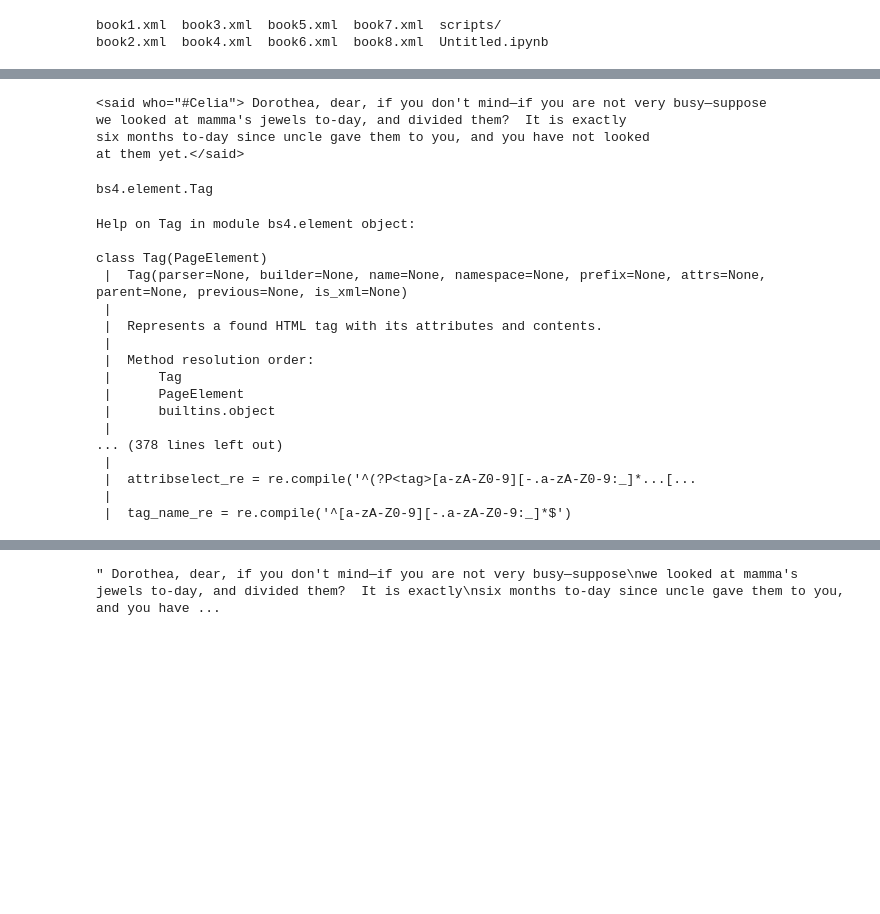
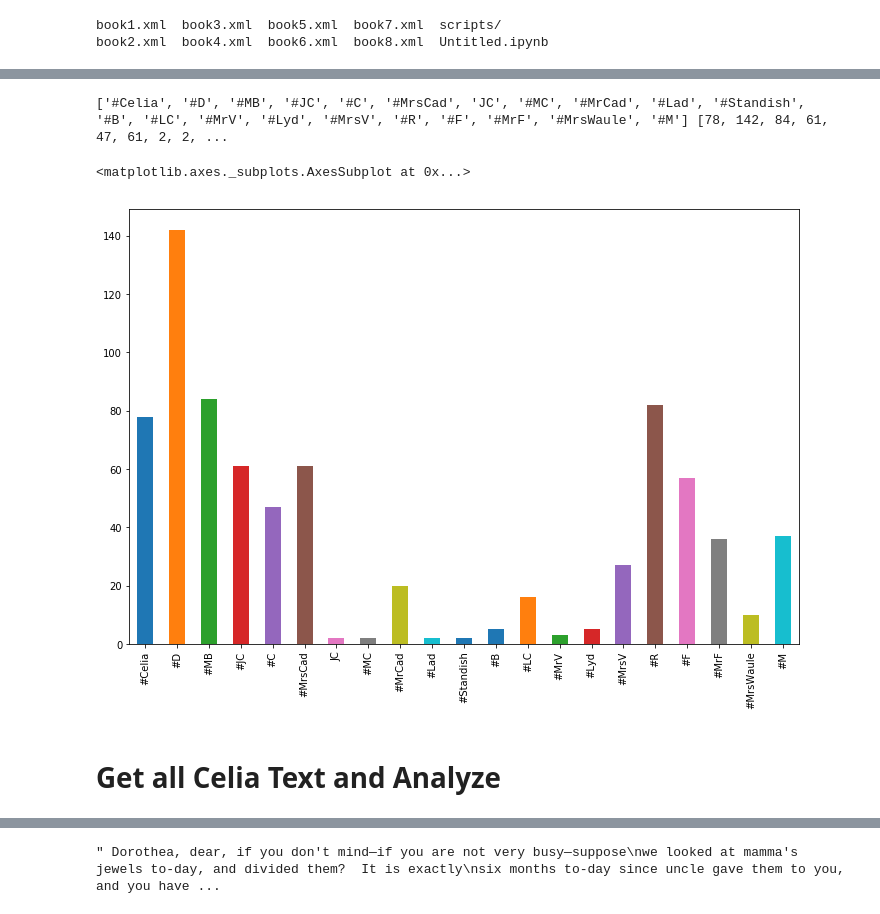
Before and after one commit to open-editions/corpus-eliot-middlemarch-tei, a Jupyter notebook: analysis/middlemarch-parsing.ipynb, the cells around one changed output, grey strips where cells are left out. Saved outputs shown, nothing was run; the diff lists cells and outputs as text; code cells hidden in the pictures; blank space fills up the shorter version.

```diff
--- a/analysis/middlemarch-parsing.ipynb
+++ b/analysis/middlemarch-parsing.ipynb
@@ -13,0 +55,11 @@ soup = BeautifulSoup(b1)
+# %%
+dialogue = soup.findAll('said')
+# %%
+dialogueDict = {}
+for utterance in dialogue:
+    if 'who' in utterance.attrs:
+        char = utterance.attrs['who']
+        if char not in dialogueDict:
+            dialogueDict[char] = [utterance.text]
+        if char in dialogueDict:
+            dialogueDict[char].append(utterance.text)
@@ -14,33 +86,17 @@ soup = BeautifulSoup(b1)
+# %%
+numUtterances = [(char, len(utterances)) for char, utterances in dialogueDict.items()]
+# %%
+chars = [item[0] for item in numUtterances]
+numUtts = [item[1] for item in numUtterances]
+print(chars, numUtts)
+# %% [output]
+['#Celia', '#D', '#MB', '#JC', '#C', '#MrsCad', 'JC', '#MC', '#MrCad', '#Lad', '#Standish', '#B', '#LC', '#MrV', '#Lyd', '#MrsV', '#R', '#F', '#MrF', '#MrsWaule', '#M'] [78, 142, 84, 61, 47, 61, 2, 2, ...
+# %%
+pd.Series(numUtts, index=chars).plot(kind='bar')
+# %% [output]
+<matplotlib.axes._subplots.AxesSubplot at 0x...>
+[figure, added]
+# %% [markdown]
+# Get all Celia Text and Analyze
 # %%
 celias = soup.findAll('said', attrs={'who': '#Celia'})
-# %%
-celias[0]
-# %% [output]
-<said who="#Celia"> Dorothea, dear, if you don't mind—if you are not very busy—suppose
-we looked at mamma's jewels to-day, and divided them?  It is exactly
-six months to-day since uncle gave them to you, and you have not looked
-at them yet.</said>
-# %%
-type(celias[0])
-# %% [output]
-bs4.element.Tag
-# %%
-help(celias[0])
-# %% [output]
-Help on Tag in module bs4.element object:
-
-class Tag(PageElement)
- |  Tag(parser=None, builder=None, name=None, namespace=None, prefix=None, attrs=None, parent=None, previous=None, is_xml=None)
- |
- |  Represents a found HTML tag with its attributes and contents.
- |
- |  Method resolution order:
- |      Tag
- |      PageElement
- |      builtins.object
- |
-... (378 lines left out)
- |
- |  attribselect_re = re.compile('^(?P<tag>[a-zA-Z0-9][-.a-zA-Z0-9:_]*...[...
- |
- |  tag_name_re = re.compile('^[a-zA-Z0-9][-.a-zA-Z0-9:_]*$')
```
Also changed, not shown: parts of 25 cells of this notebook.
